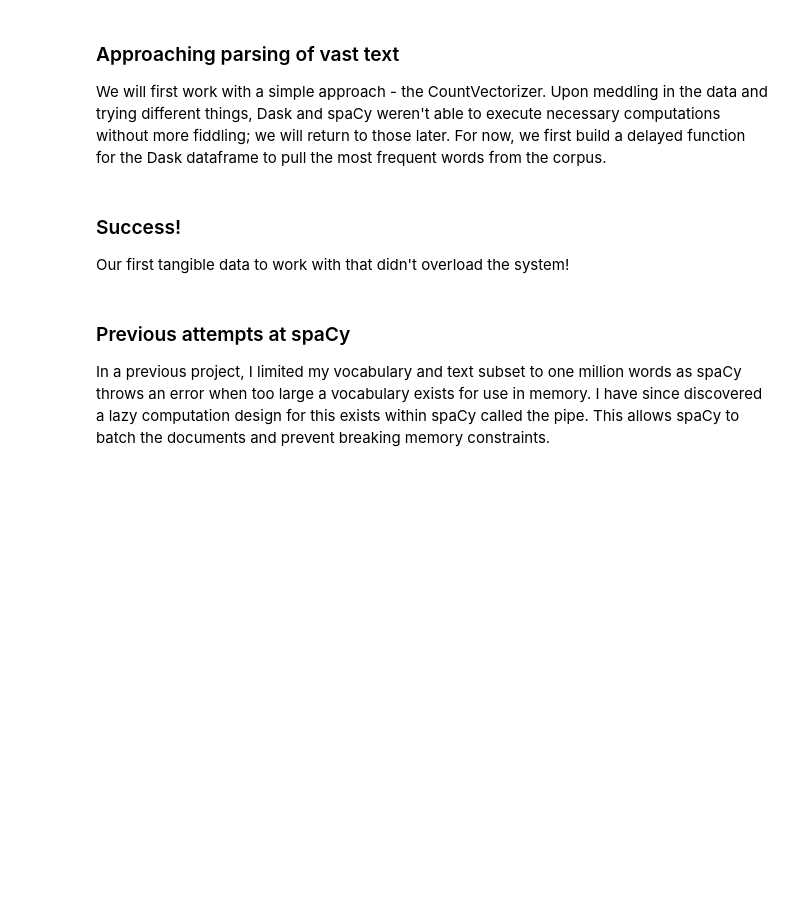
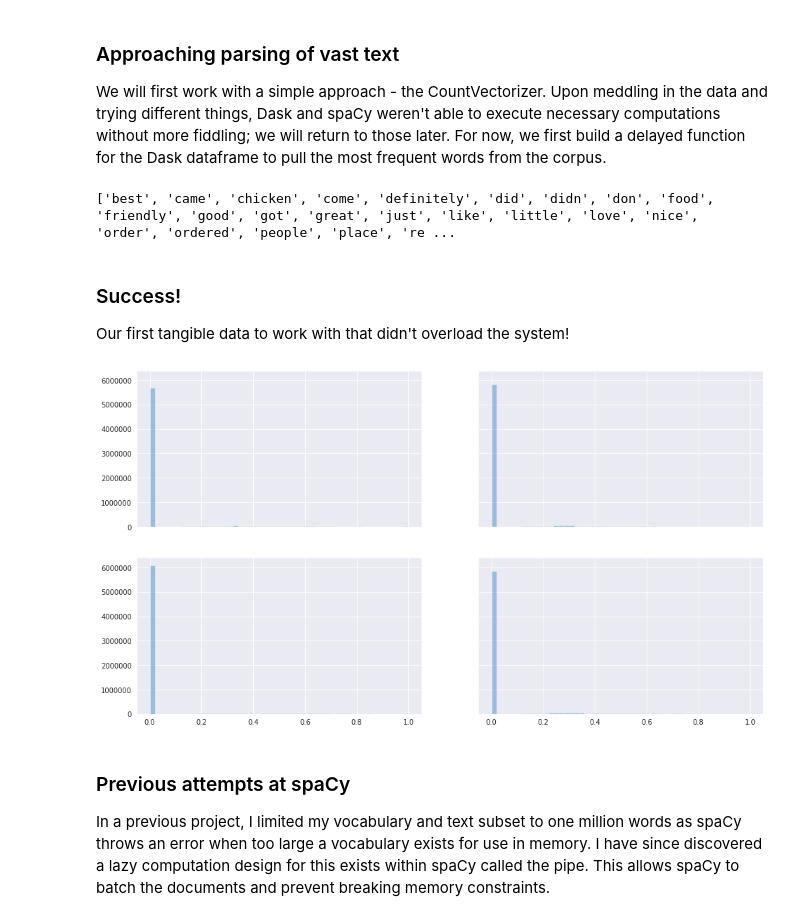
Before and after one commit to SeaPeaMurray/thinkful-apprenticeship, a Jupyter notebook: DS_bootcamp/8. Final_Capstone/Final_capstone_YelpChallenge_unix.ipynb, the cells around one changed output. Saved outputs shown, nothing was run; the diff lists cells and outputs as text; code cells hidden in the pictures; blank space fills up the shorter version.

```diff
--- a/DS_bootcamp/8. Final_Capstone/Final_capstone_YelpChallenge_unix.ipynb
+++ b/DS_bootcamp/8. Final_Capstone/Final_capstone_YelpChallenge_unix.ipynb
@@ -28,14 +29,14 @@ nlp = spacy.load('en_core_web_md')
 # usr = dd.read_json('G:/SharedSpace/_Large_datasets/Yelp/user.json', lines=True, blocksize=2**28)
 # biz = dd.read_json('E:/_Large_datasets/Yelp/business.json', lines=True)#, blocksize=2**28)
 
-rev = dd.read_json('/run/media/seapea/HDD1TB_1/SharedSpace/_Large_datasets/Yelp/review.json',
+rev = dd.read_json(laptop + 'review.json',
                    lines=True, blocksize=2**22) # lower blocksize (i.e. 2*22) made this work in Linux
 rev = rev.drop(['funny', 'cool', 'date'], axis=1)
 rev = rev.drop_duplicates(subset='text')
 rev = rev.set_index('review_id')
 rev.head()
 
-# rev.to_parquet('/run/media/seapea/Blade HDD/_Storage/Data/yelp_dataset/parquet/')
+# rev.to_parquet(laptop + 'parquet/')
 # %% [output]
 |  | user_id | business_id | stars | useful | text |
 | review_id |  |  |  |  |  |
@@ -74,21 +75,26 @@ We will first work with a simple approach - the CountVectorizer. Upon meddling i
 # %%
 @delayed
 def ret_count(ddf):
-    vec = CountVectorizer(stop_words='english', ngram_range=(1,2), max_features=30)
+    vec = TfidfVectorizer(stop_words='english', ngram_range=(1,2), max_features=30)
     X = vec.fit_transform(ddf)
     names = vec.get_feature_names()
     return X, names
 
 ddf, names = ret_count(rev.text).compute()
 print(names)
+# %% [output]
+['best', 'came', 'chicken', 'come', 'definitely', 'did', 'didn', 'don', 'food', 'friendly', 'good', 'got', 'great', 'just', 'like', 'little', 'love', 'nice', 'order', 'ordered', 'people', 'place', 're ...
 # %% [markdown]
 ### Success!
 Our first tangible data to work with that didn't overload the system!
 # %%
 def top4(val, ax):
-    sns.distplot(ddf.todense()[:,val].reshape(1,-1), ax=ax)
+    sns.distplot(ddf.todense()[:,val].reshape(1,-1), kde=False, ax=ax)
+
 fig, ((ax1, ax2), (ax3, ax4)) = plt.subplots(2, 2, figsize=(16,9), sharex=True, sharey=True)
 axes = [ax1, ax2, ax3, ax4]
 
 for val, ax in zip(range(4), axes):
     top4(val, ax)
+# %% [output]
+[figure, added]
```
Also changed, not shown: parts of 8 cells of this notebook.
